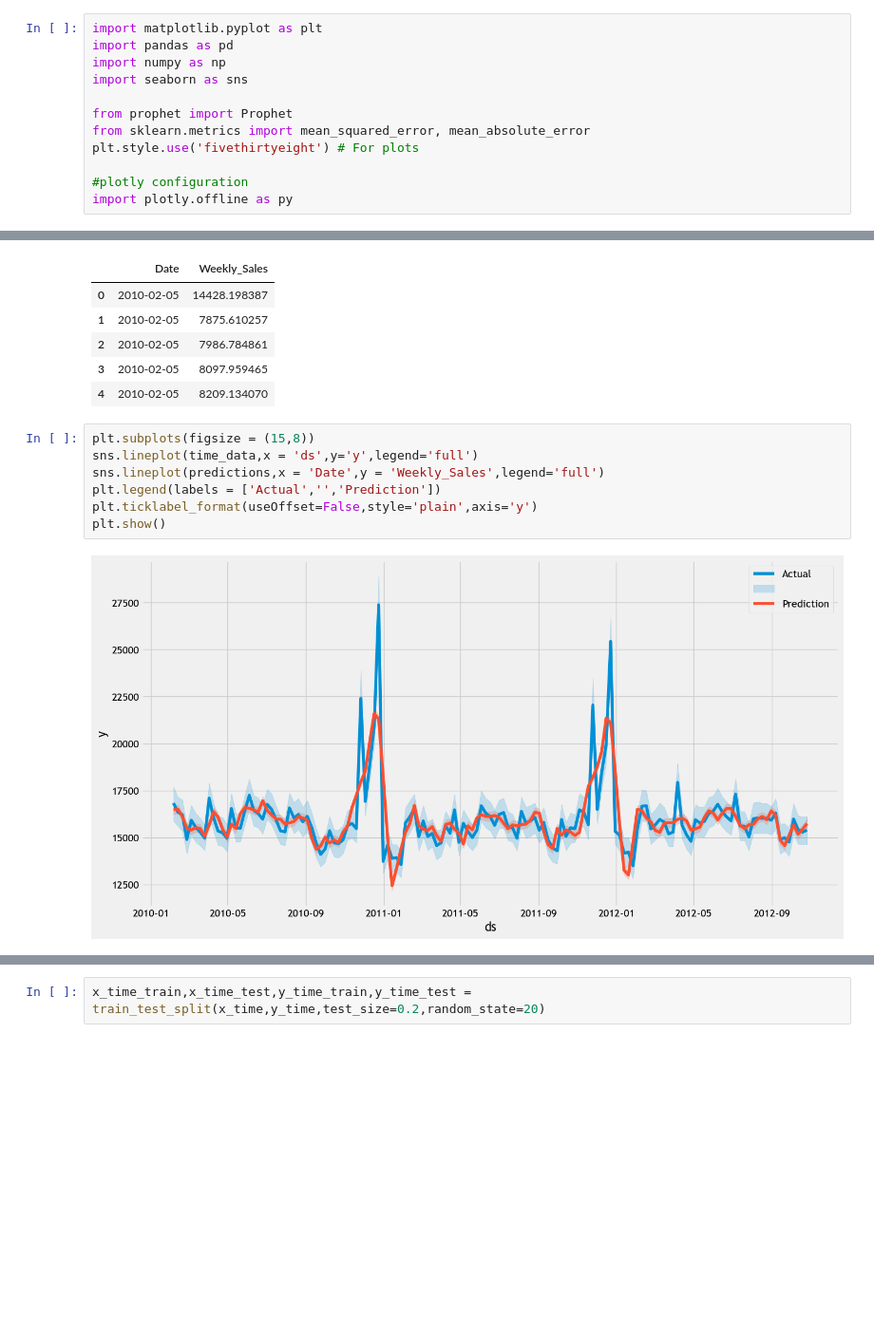
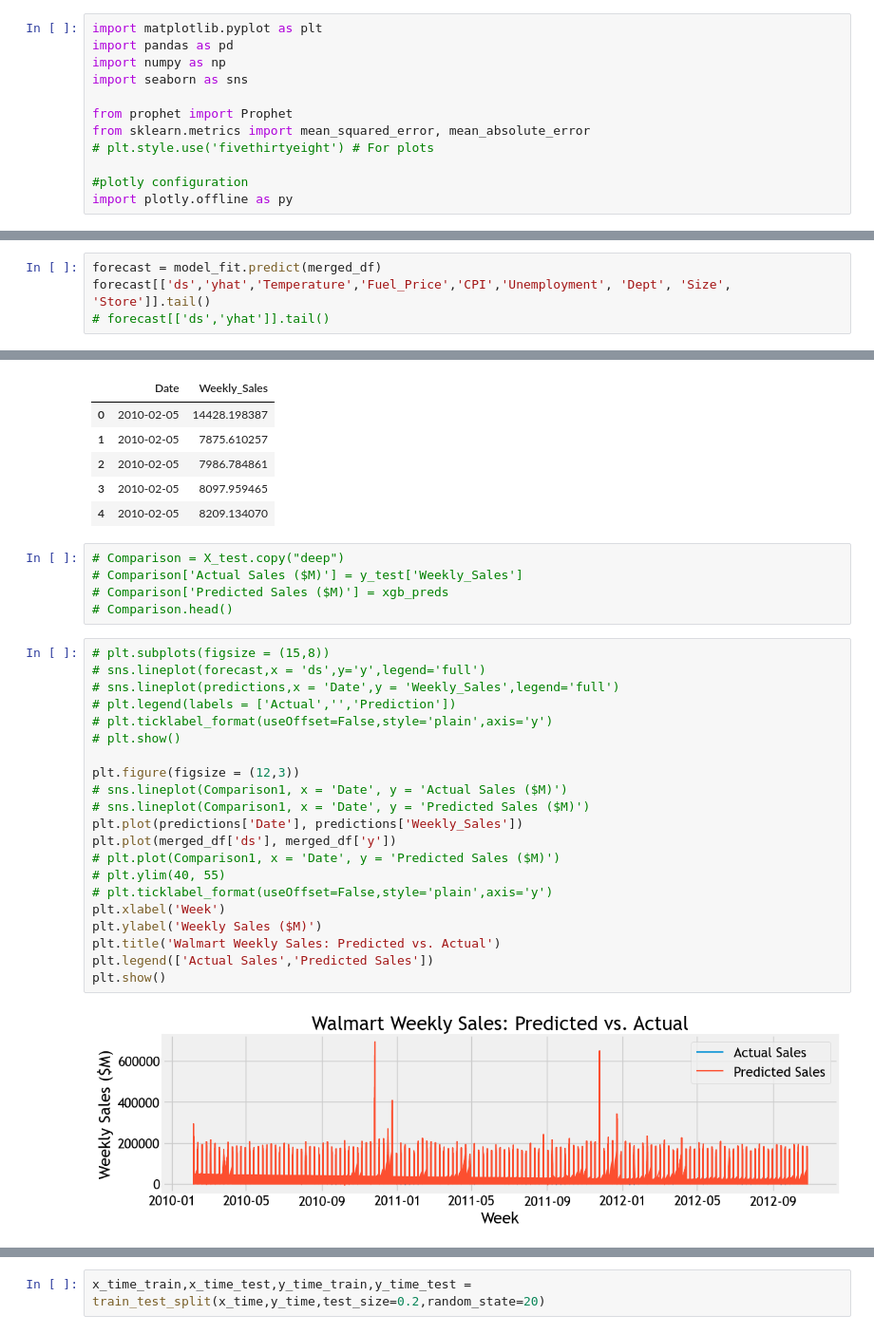
Before and after one commit to johngilheany/store-sales-forecasting, a Jupyter notebook: 04 - Prophet.ipynb, the cells around one changed output, grey strips where cells are left out. Shown: that part at 95% size. Drawn from its saved outputs; the diff is of its cells as text; blank space fills up the shorter version.

Commit message:
added prophet model

```diff
--- a/04 - Prophet.ipynb
+++ b/04 - Prophet.ipynb
@@ -40,7 +45,7 @@ import seaborn as sns
 
 from prophet import Prophet
 from sklearn.metrics import mean_squared_error, mean_absolute_error
-plt.style.use('fivethirtyeight') # For plots
+# plt.style.use('fivethirtyeight') # For plots
 
 #plotly configuration
 import plotly.offline as py
@@ -125,0 +153,4 @@ forecast[['ds','yhat','Temperature','Fuel_Price','CPI','Unemployment', 'Dept', '
+# %%
+forecast = model_fit.predict(merged_df)
+forecast[['ds','yhat','Temperature','Fuel_Price','CPI','Unemployment', 'Dept', 'Size', 'Store']].tail()
+# forecast[['ds','yhat']].tail()
@@ -138,15 +176,34 @@ predictions.head()
 | 2 | 2010-02-05 | 7986.784861 |
 | 3 | 2010-02-05 | 8097.959465 |
 | 4 | 2010-02-05 | 8209.134070 |
+# %%
+# Comparison = X_test.copy("deep")
+# Comparison['Actual Sales ($M)'] = y_test['Weekly_Sales']
+# Comparison['Predicted Sales ($M)'] = xgb_preds
+# Comparison.head()
 # %%
-plt.subplots(figsize = (15,8))
-sns.lineplot(time_data,x = 'ds',y='y',legend='full')
-sns.lineplot(predictions,x = 'Date',y = 'Weekly_Sales',legend='full')
-plt.legend(labels = ['Actual','','Prediction'])
-plt.ticklabel_format(useOffset=False,style='plain',axis='y')
+# plt.subplots(figsize = (15,8))
+# sns.lineplot(forecast,x = 'ds',y='y',legend='full')
+# sns.lineplot(predictions,x = 'Date',y = 'Weekly_Sales',legend='full')
+# plt.legend(labels = ['Actual','','Prediction'])
+# plt.ticklabel_format(useOffset=False,style='plain',axis='y')
+# plt.show()
+
+plt.figure(figsize = (12,3))
+# sns.lineplot(Comparison1, x = 'Date', y = 'Actual Sales ($M)')
+# sns.lineplot(Comparison1, x = 'Date', y = 'Predicted Sales ($M)')
+plt.plot(predictions['Date'], predictions['Weekly_Sales'])
+plt.plot(merged_df['ds'], merged_df['y'])
+# plt.plot(Comparison1, x = 'Date', y = 'Predicted Sales ($M)')
+# plt.ylim(40, 55)
+# plt.ticklabel_format(useOffset=False,style='plain',axis='y')
+plt.xlabel('Week')
+plt.ylabel('Weekly Sales ($M)')
+plt.title('Walmart Weekly Sales: Predicted vs. Actual')
+plt.legend(['Actual Sales','Predicted Sales'])
 plt.show()
 # %% [output]
-[figure, old version]
+[figure, new version]
 # %%
 predictions['Date'] = pd.to_datetime(predictions['Date'])
 predictions['Year'] = predictions['Date'].dt.year
```
Also changed, not shown: parts of 38 cells of this notebook, 8 other files.
